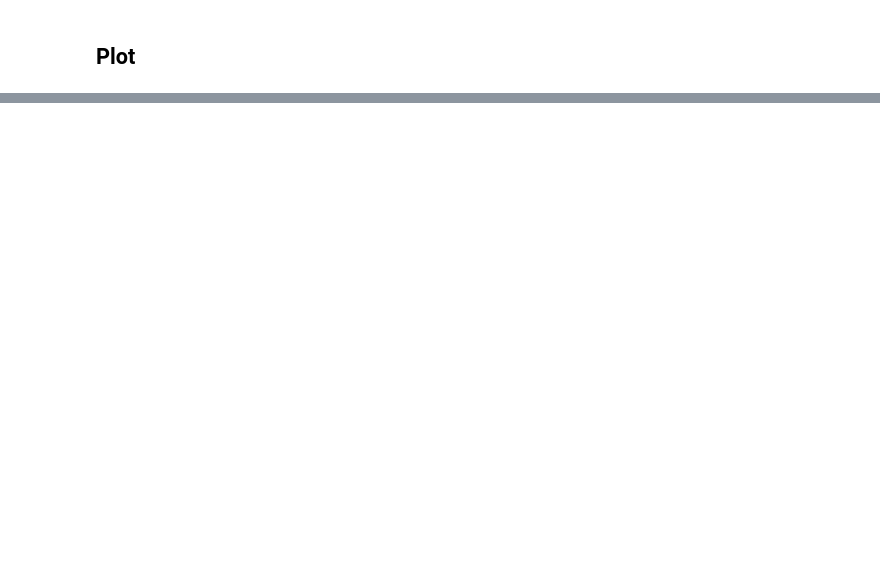
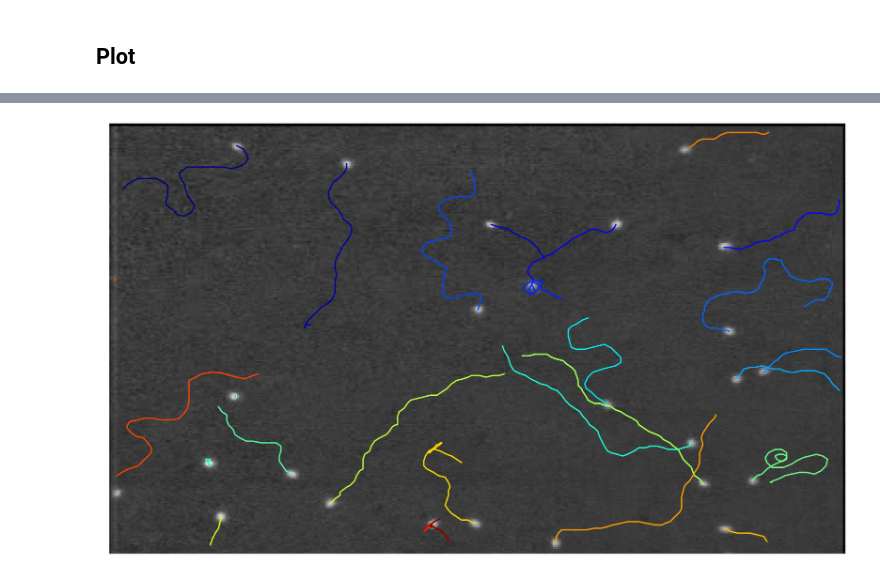
Before and after one commit to bioimage-analysis/cell_tracking, a Jupyter notebook: Cell_Tracking.ipynb, the cells around one changed output, grey strips where cells are left out. Drawn from its saved outputs; the diff is of its cells as text; code cells hidden in the pictures; blank space fills up the shorter version.

```diff
--- a/Cell_Tracking.ipynb
+++ b/Cell_Tracking.ipynb
@@ -138,0 +40,4 @@ fig.savefig('MSD.png', bbox_inches='tight')
+# %%
+plot_track(img_divide, liste_a)
+# %% [output]
+[figure, added]
```
Also changed, not shown: parts of 12 cells of this notebook, 2 other files.
